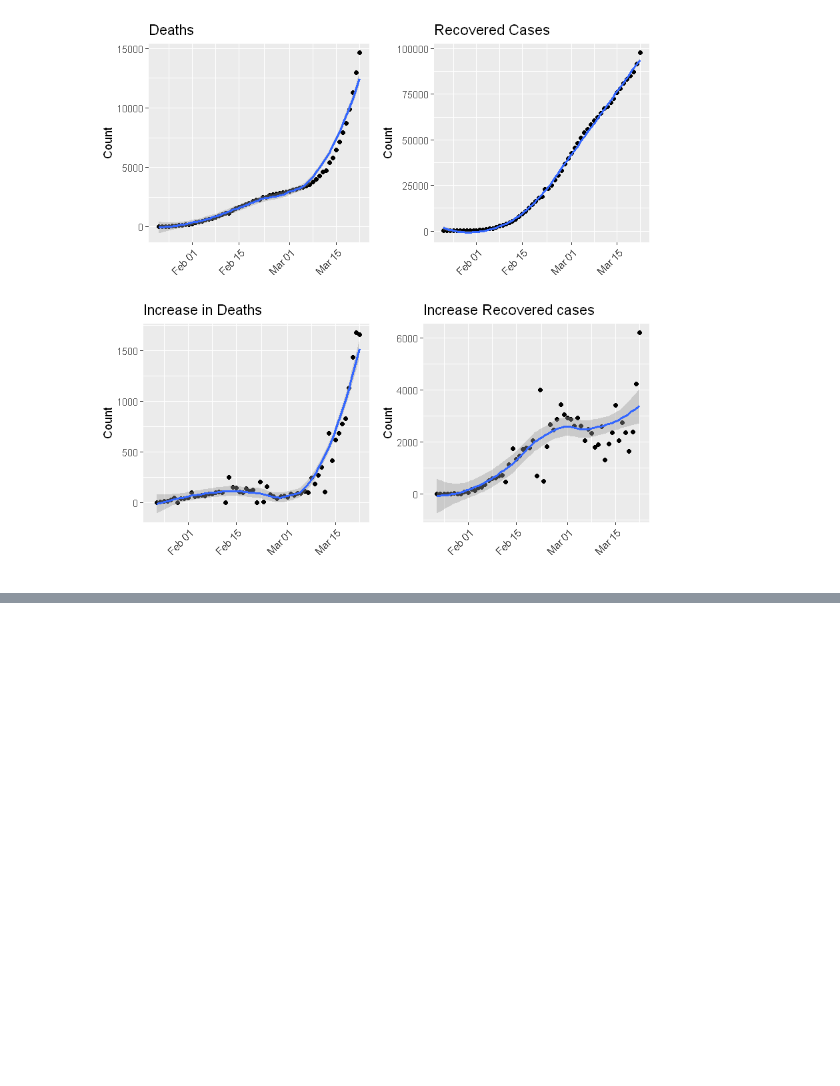
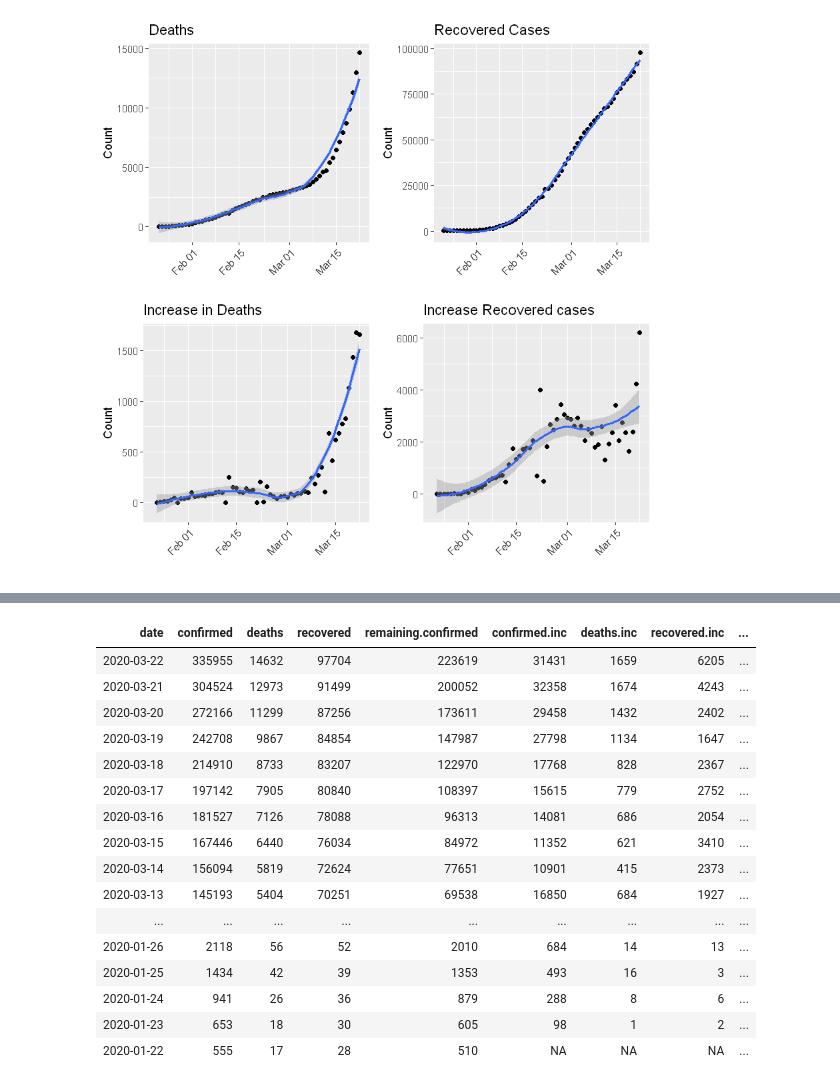
Before and after one commit to carlosug/COVID-19-Analytics, a Jupyter notebook: Data Science in R workshop.ipynb, the cells around one changed output, grey strips where cells are left out. Cells and saved outputs as stored; diff of their text form; code cells hidden in the pictures; blank space fills up the shorter version.

```diff
--- a/Data Science in R workshop.ipynb
+++ b/Data Science in R workshop.ipynb
@@ -414,13 +416,31 @@ Warning message:
 # %%
 # COVID-19 Cases Worldwide
 
 datatable <- data %>% arrange(desc(date)) %>%
   select(c(date, confirmed, deaths, recovered, remaining.confirmed,
            confirmed.inc, deaths.inc, recovered.inc, rate.lower, rate.upper, rate.daily))
 
 
-datatable %>% kable('html', booktabs=T, longtable=T, row.names=T,caption=paste0('Cases by Country 23/03/2020'),format.args=list(big.mark=',')) %>%
+datatable %>% kable('html', booktabs=T, longtable=T, row.names=T,caption=paste0('Cases by Country', max.date.txt),format.args=list(big.mark=',')) %>%
   save_kable("outputs/table1.jpg")
 datatable
+# %% [output]
+| date | confirmed | deaths | recovered | remaining.confirmed | confirmed.inc | deaths.inc | recovered.inc | ... |
+| 2020-03-22 | 335955 | 14632 | 97704 | 223619 | 31431 | 1659 | 6205 | ... |
+| 2020-03-21 | 304524 | 12973 | 91499 | 200052 | 32358 | 1674 | 4243 | ... |
+| 2020-03-20 | 272166 | 11299 | 87256 | 173611 | 29458 | 1432 | 2402 | ... |
+| 2020-03-19 | 242708 | 9867 | 84854 | 147987 | 27798 | 1134 | 1647 | ... |
+| 2020-03-18 | 214910 | 8733 | 83207 | 122970 | 17768 | 828 | 2367 | ... |
+| 2020-03-17 | 197142 | 7905 | 80840 | 108397 | 15615 | 779 | 2752 | ... |
+| 2020-03-16 | 181527 | 7126 | 78088 | 96313 | 14081 | 686 | 2054 | ... |
+| 2020-03-15 | 167446 | 6440 | 76034 | 84972 | 11352 | 621 | 3410 | ... |
+| 2020-03-14 | 156094 | 5819 | 72624 | 77651 | 10901 | 415 | 2373 | ... |
+| 2020-03-13 | 145193 | 5404 | 70251 | 69538 | 16850 | 684 | 1927 | ... |
+| ... | ... | ... | ... | ... | ... | ... | ... | ... |
+| 2020-01-26 | 2118 | 56 | 52 | 2010 | 684 | 14 | 13 | ... |
+| 2020-01-25 | 1434 | 42 | 39 | 1353 | 493 | 16 | 3 | ... |
+| 2020-01-24 | 941 | 26 | 36 | 879 | 288 | 8 | 6 | ... |
+| 2020-01-23 | 653 | 18 | 30 | 605 | 98 | 1 | 2 | ... |
+| 2020-01-22 | 555 | 17 | 28 | 510 | NA | NA | NA | ... |
 # %%
 # Latest Cases by Country - TOP confirmed cases
```
Also changed, not shown: parts of 5 cells of this notebook, 11 other files.
